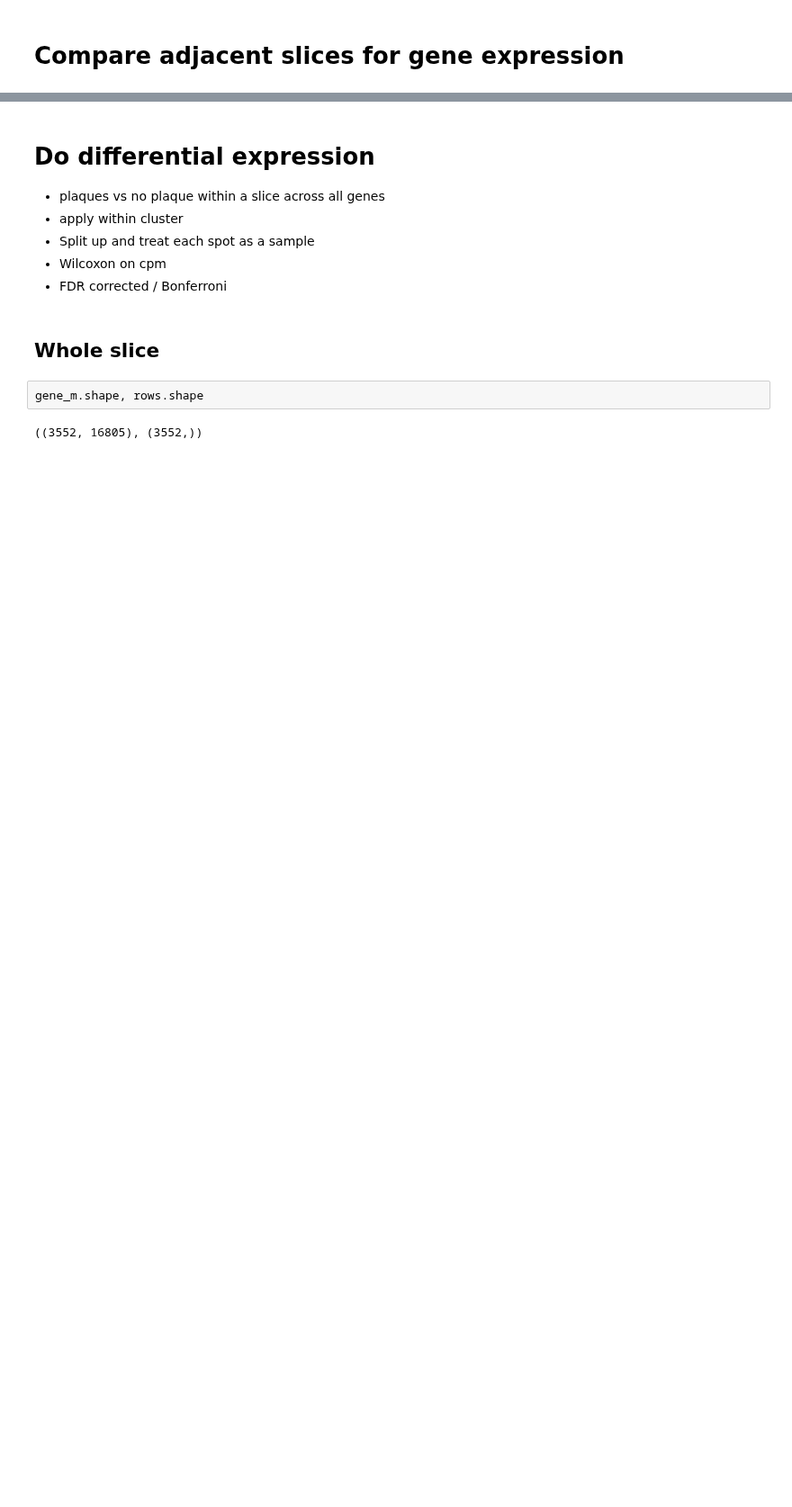
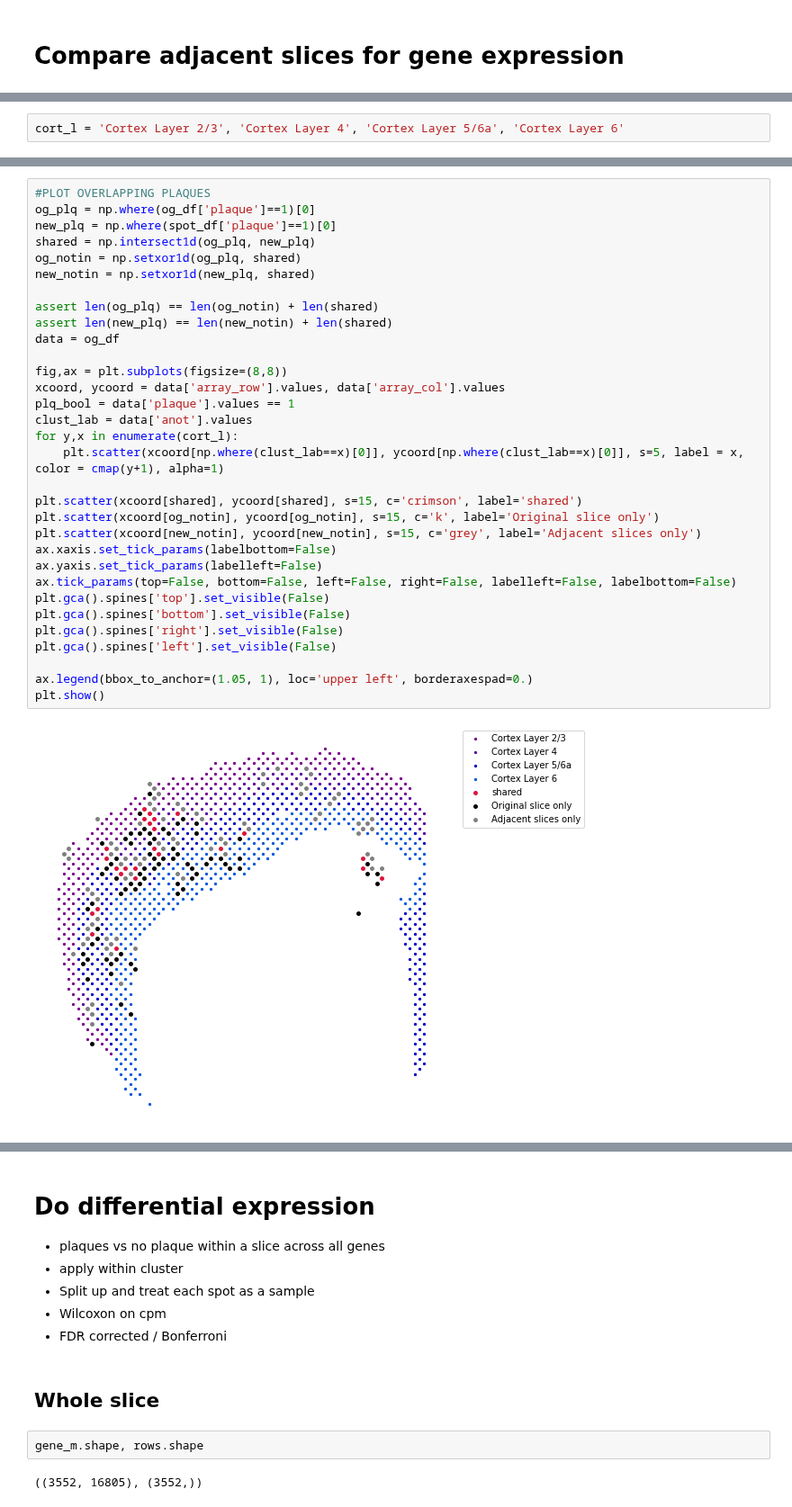
Before and after one commit to dmnburrows/spatial_transcriptomics, a Jupyter notebook: plaque_DE.ipynb, the cells around one changed output, grey strips where cells are left out. Shown at 90% size. Cells and saved outputs as stored; diff of their text form; blank space fills up the shorter version.

```diff
--- a/plaque_DE.ipynb
+++ b/plaque_DE.ipynb
@@ -511,0 +507,2 @@ Number of genes: 13096
+# %%
+cort_l = 'Cortex Layer 2/3', 'Cortex Layer 4', 'Cortex Layer 5/6a', 'Cortex Layer 6'
@@ -511,0 +518,34 @@ Number of genes: 13096
+# %%
+#PLOT OVERLAPPING PLAQUES
+og_plq = np.where(og_df['plaque']==1)[0]
+new_plq = np.where(spot_df['plaque']==1)[0]
+shared = np.intersect1d(og_plq, new_plq)
+og_notin = np.setxor1d(og_plq, shared)
+new_notin = np.setxor1d(new_plq, shared)
+
+assert len(og_plq) == len(og_notin) + len(shared)
+assert len(new_plq) == len(new_notin) + len(shared)
+data = og_df
+
+fig,ax = plt.subplots(figsize=(8,8))
+xcoord, ycoord = data['array_row'].values, data['array_col'].values
+plq_bool = data['plaque'].values == 1
+clust_lab = data['anot'].values
+for y,x in enumerate(cort_l):
+    plt.scatter(xcoord[np.where(clust_lab==x)[0]], ycoord[np.where(clust_lab==x)[0]], s=5, label = x, color = cmap(y+1), alpha=1)
+
+plt.scatter(xcoord[shared], ycoord[shared], s=15, c='crimson', label='shared')
+plt.scatter(xcoord[og_notin], ycoord[og_notin], s=15, c='k', label='Original slice only')
+plt.scatter(xcoord[new_notin], ycoord[new_notin], s=15, c='grey', label='Adjacent slices only')
+ax.xaxis.set_tick_params(labelbottom=False)
+ax.yaxis.set_tick_params(labelleft=False)
+ax.tick_params(top=False, bottom=False, left=False, right=False, labelleft=False, labelbottom=False)
+plt.gca().spines['top'].set_visible(False)
+plt.gca().spines['bottom'].set_visible(False)
+plt.gca().spines['right'].set_visible(False)
+plt.gca().spines['left'].set_visible(False)
+
+ax.legend(bbox_to_anchor=(1.05, 1), loc='upper left', borderaxespad=0.)
+plt.show()
+# %% [output]
+[figure, added]
```
Also changed, not shown: parts of 58 cells of this notebook, 1 other file.
